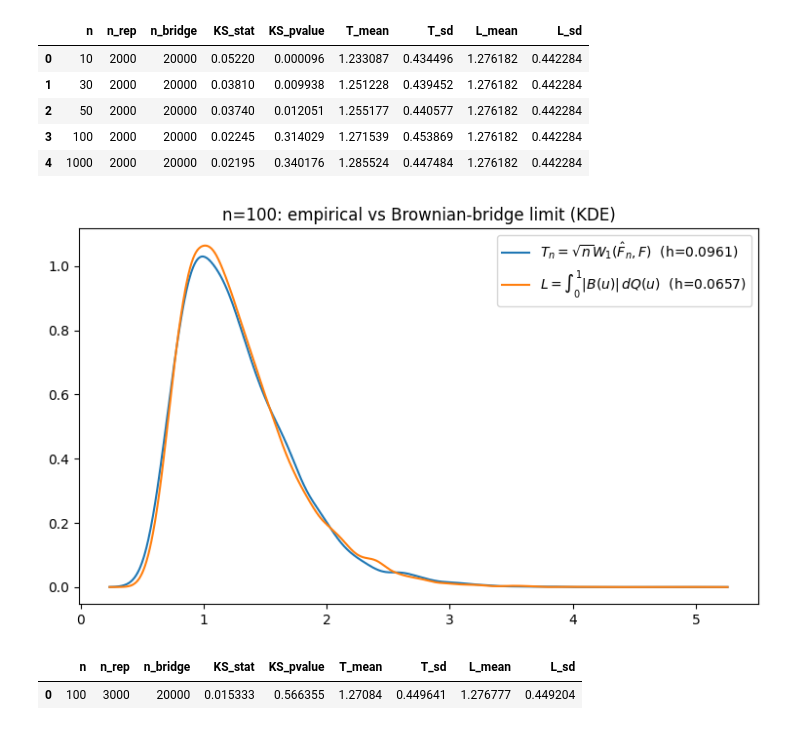
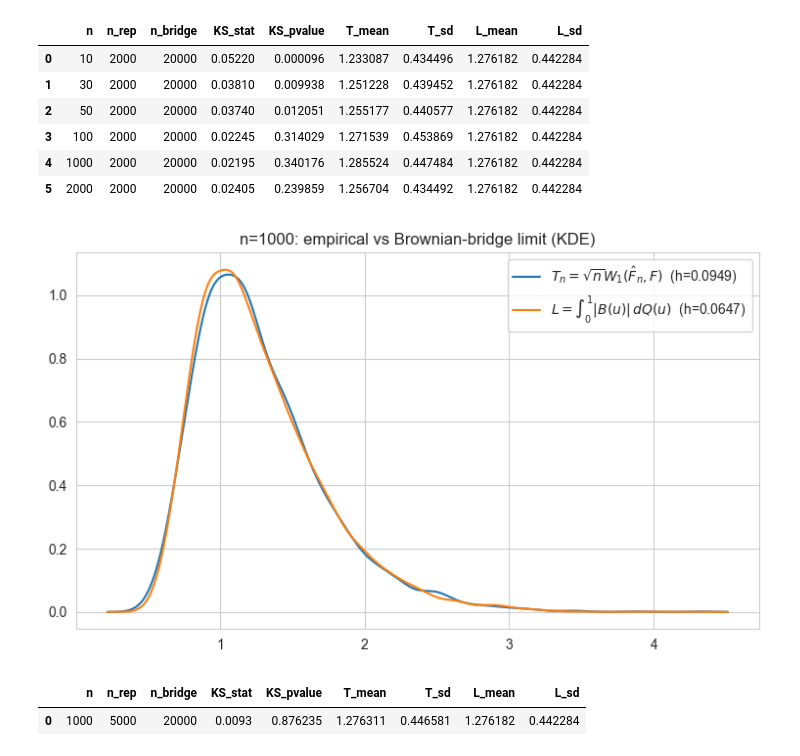
Before and after one commit to alexander-yord/Wasserstein-Emp-Bound, a Jupyter notebook: simulation.ipynb, the cells around one changed output. Saved outputs shown, nothing was run; the diff lists cells and outputs as text; code cells hidden in the pictures.

Commit message:
Significant progress on the thinning method, and Brownian bridge results

```diff
--- a/simulation.ipynb
+++ b/simulation.ipynb
@@ -53,7 +53,7 @@ def bridge_functional_L(B, u_grid, Q_u):
         return np.sum(np.abs(B[:, :-1]) * dQ[None, :], axis=1)
 # %%
 def run_experiment(
-    n_list=(10, 30, 50, 100, 1000),
+    n_list=(10, 30, 50, 100, 1000, 2000),
     n_rep=2000,          # number of iid samples per n
     n_bridge=20000,      # number of Brownian bridge paths for reference distribution
     m_grid=4000,
@@ -104,9 +104,13 @@ df
 | 2 | 50 | 2000 | 20000 | 0.03740 | 0.012051 | 1.255177 | 0.440577 | 1.276182 | 0.442284 |
 | 3 | 100 | 2000 | 20000 | 0.02245 | 0.314029 | 1.271539 | 0.453869 | 1.276182 | 0.442284 |
 | 4 | 1000 | 2000 | 20000 | 0.02195 | 0.340176 | 1.285524 | 0.447484 | 1.276182 | 0.442284 |
+| 5 | 2000 | 2000 | 20000 | 0.02405 | 0.239859 | 1.256704 | 0.434492 | 1.276182 | 0.442284 |
 # %%
 import numpy as np
 import matplotlib.pyplot as plt
+import seaborn as sns
+
+sns.set_style("whitegrid")
 
 def kde_gaussian(x, grid, bandwidth=None):
     """
@@ -134,35 +138,35 @@ def compare_kde(T, L, title=""):
     pad = 0.05 * (hi - lo) if hi > lo else 1.0
     grid = np.linspace(lo - pad, hi + pad, 800)
 
     fT, hT = kde_gaussian(T, grid)
     fL, hL = kde_gaussian(L, grid)
 
     plt.figure(figsize=(9, 5))
     plt.plot(grid, fT, label=rf"$T_n=\sqrt{{n}}W_1(\hat F_n,F)$  (h={hT:.3g})")
     plt.plot(grid, fL, label=rf"$L=\int_0^1 |B(u)|\,dQ(u)$  (h={hL:.3g})")
     plt.title(title)
     plt.legend()
     plt.show()
 
 # Example: re-run for a single n and plot
-n = 100
-df_single, L = run_experiment(n_list=(n,), n_rep=3000, n_bridge=20000, seed=321)
+n = 1000
+df_single, L = run_experiment(n_list=(n,), n_rep=5000, n_bridge=20000, seed=123)
 
 rng = np.random.default_rng(321)
 m_grid = 4000
 eps = 1e-4
 u = np.linspace(eps, 1.0 - eps, m_grid)
 
 T = []
 for _ in range(3000):
     x = rng.normal(size=n)
     w1 = w1_empirical_vs_true_quantile(x, norm.ppf, u)
     T.append(np.sqrt(n) * w1)
 T = np.array(T)
 
 compare_kde(T, L, title=f"n={n}: empirical vs Brownian-bridge limit (KDE)")
 df_single
 # %% [output]
-[figure, old version]
+[figure, new version]
 |  | n | n_rep | n_bridge | KS_stat | KS_pvalue | T_mean | T_sd | L_mean | L_sd |
-| 0 | 100 | 3000 | 20000 | 0.015333 | 0.566355 | 1.27084 | 0.449641 | 1.276777 | 0.449204 |
+| 0 | 1000 | 5000 | 20000 | 0.0093 | 0.876235 | 1.276311 | 0.446581 | 1.276182 | 0.442284 |
```
Also changed, not shown: 2 other files.
